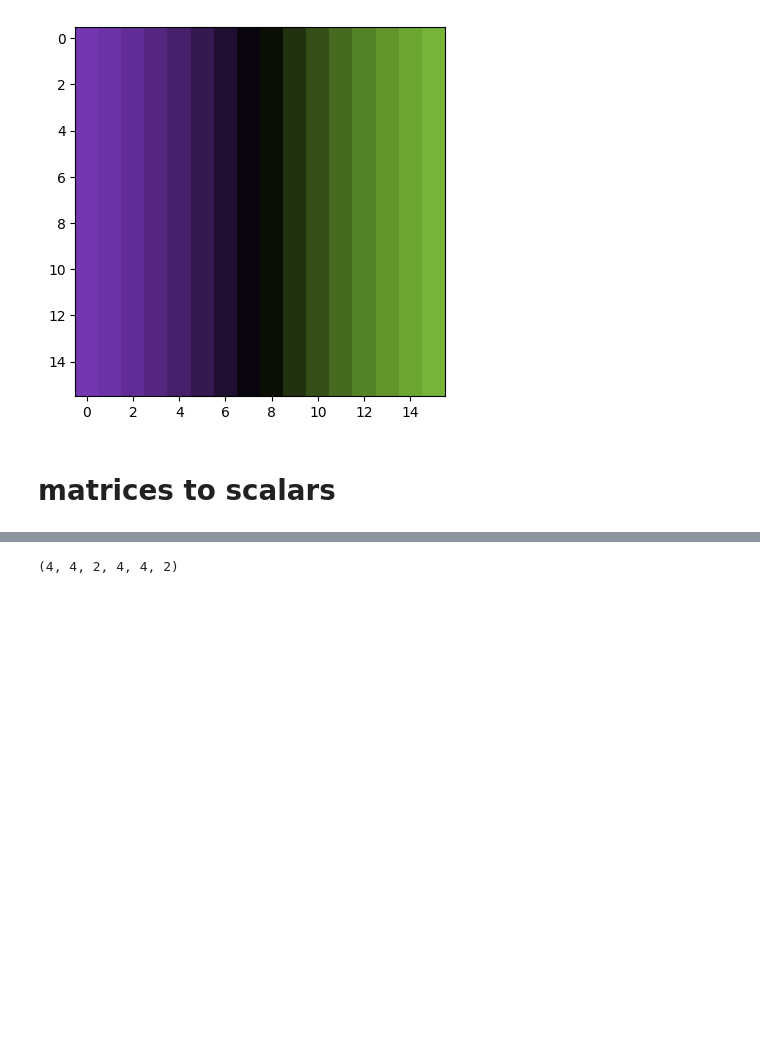
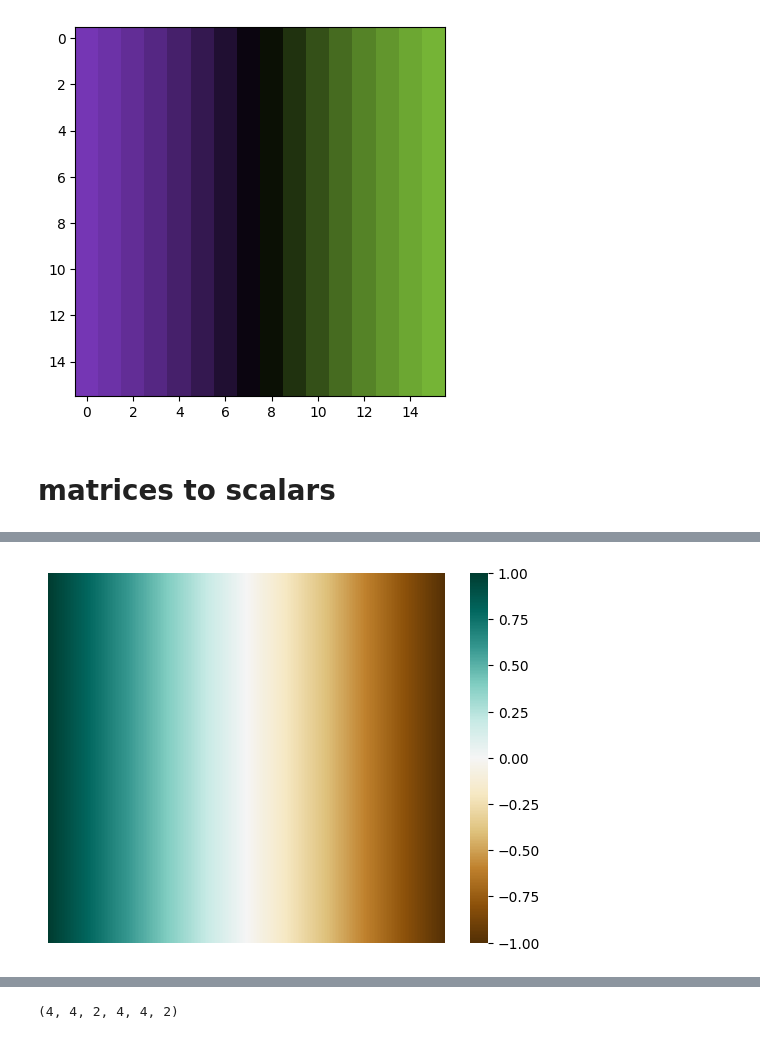
Before and after one commit to martin12333/marti-onedrive, a Jupyter notebook: AI/mm--linear-algebra-for-neural-networks/mm--parameter-maps.ipynb, the cells around one changed output, grey strips where cells are left out. Saved outputs shown, nothing was run; the diff lists cells and outputs as text; code cells hidden in the pictures; blank space fills up the shorter version.

```diff
--- a/AI/mm--linear-algebra-for-neural-networks/mm--parameter-maps.ipynb
+++ b/AI/mm--linear-algebra-for-neural-networks/mm--parameter-maps.ipynb
@@ -330,0 +327,4 @@ plot_scalars(            np.linalg.norm(z,axis=(2,3))   )
+# %%
+plot_scalars( np.linalg.det(z))
+# %% [output]
+[figure, added]
```
Also changed, not shown: parts of 14 cells of this notebook, 1 other file.
